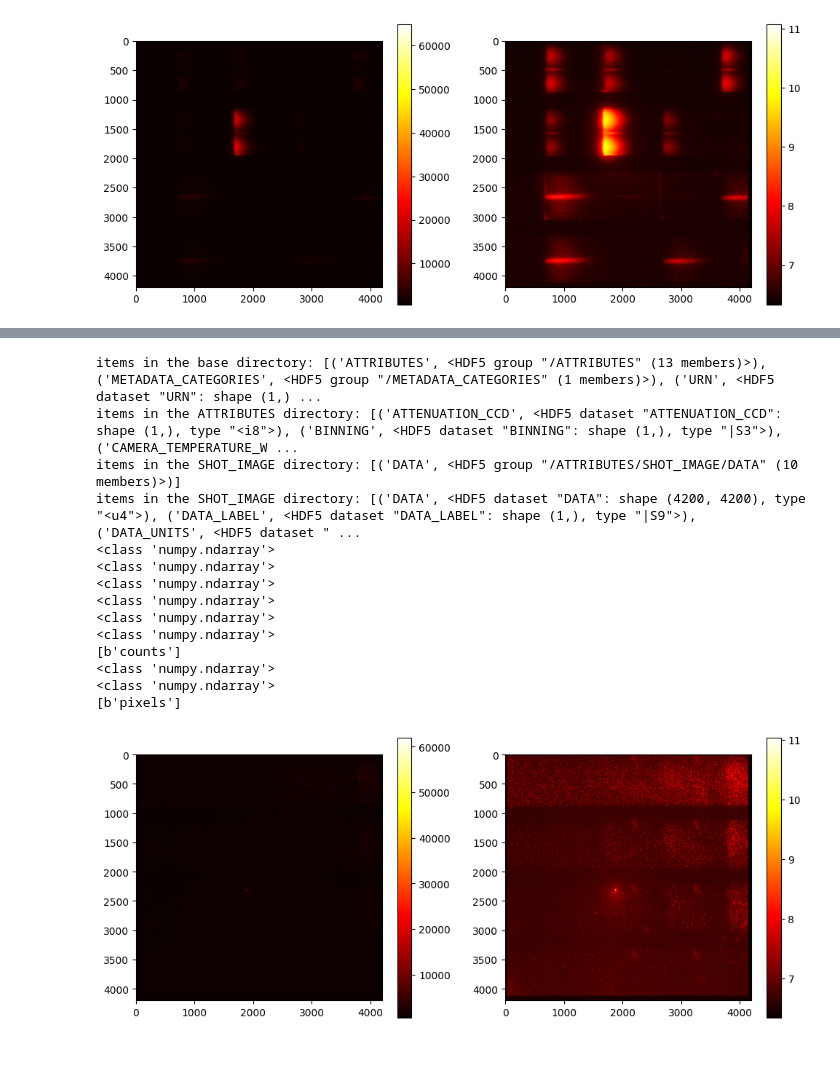
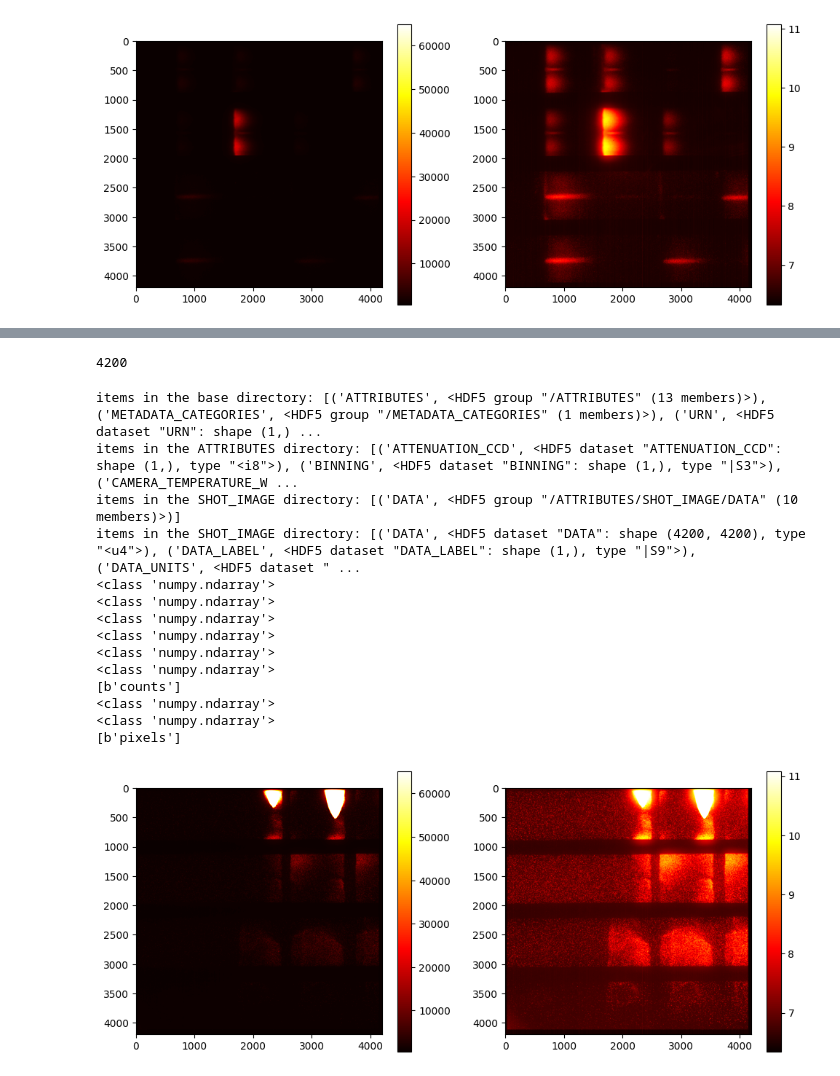
Before and after one commit to Schaeffer-Lab/Dec-2024-Shock-Data, a Jupyter notebook: h5_img_reader.ipynb, the cells around one changed output, grey strips where cells are left out. Cells and saved outputs as stored; diff of their text form; code cells hidden in the pictures.

```diff
--- a/h5_img_reader.ipynb
+++ b/h5_img_reader.ipynb
@@ -162,9 +335,14 @@ items in the SHOT_IMAGE directory: [('DATA', <HDF5 dataset "DATA": shape (4200,
+# %%
+import numpy as np
+np.shape(shot_data)[1]
+# %% [output]
+4200
 # %%
 import h5py
 import numpy as np
 import cv2
 
-with h5py.File('TD_TC090-078_GXD_CAMERA-01-DB_SHOT_RAW-DIAGNOSTIC-IMAGE_N241229-001-999.h5', "r") as f:
+with h5py.File('TD_TC090-078_GXD_CAMERA-01-DB_SHOT_RAW-DIAGNOSTIC-IMAGE_N241228-001-999.h5', "r") as f:
 
     base_items = list(f.items())
     print('items in the base directory:', base_items)
@@ -230,34 +408,34 @@ with h5py.File('TD_TC090-078_GXD_CAMERA-01-DB_SHOT_RAW-DIAGNOSTIC-IMAGE_N241229-
     #shot_data = 0.33*shot_data
 
     #im1 = axs[0].imshow(im_plot, cmap='hot', origin='lower', vmin=0, vmax=80000)
     im1 = axs[0].imshow(shot_data, cmap='hot')
     axs[0].set_xlabel('')
     axs[0].set_ylabel('')
     axs[0].set_title('')
     plt.colorbar(im1, ax=axs[0], label='')
 
     #im2 = axs[1].imshow(np.log(im_plot), cmap='hot', origin='lower', vmin=6, vmax=12)
     im2 = axs[1].imshow(np.log(shot_data), cmap='hot')
     axs[1].set_xlabel('')
     axs[1].set_ylabel('')
     axs[1].set_title('')
     plt.colorbar(im2, ax=axs[1], label='')
 # %% [output]
 items in the base directory: [('ATTRIBUTES', <HDF5 group "/ATTRIBUTES" (13 members)>), ('METADATA_CATEGORIES', <HDF5 group "/METADATA_CATEGORIES" (1 members)>), ('URN', <HDF5 dataset "URN": shape (1,) ...
 items in the ATTRIBUTES directory: [('ATTENUATION_CCD', <HDF5 dataset "ATTENUATION_CCD": shape (1,), type "<i8">), ('BINNING', <HDF5 dataset "BINNING": shape (1,), type "|S3">), ('CAMERA_TEMPERATURE_W ...
 items in the SHOT_IMAGE directory: [('DATA', <HDF5 group "/ATTRIBUTES/SHOT_IMAGE/DATA" (10 members)>)]
 items in the SHOT_IMAGE directory: [('DATA', <HDF5 dataset "DATA": shape (4200, 4200), type "<u4">), ('DATA_LABEL', <HDF5 dataset "DATA_LABEL": shape (1,), type "|S9">), ('DATA_UNITS', <HDF5 dataset " ...
 <class 'numpy.ndarray'>
 <class 'numpy.ndarray'>
 <class 'numpy.ndarray'>
 <class 'numpy.ndarray'>
 <class 'numpy.ndarray'>
 <class 'numpy.ndarray'>
 [b'counts']
 <class 'numpy.ndarray'>
 <class 'numpy.ndarray'>
 [b'pixels']
-[figure, old version]
+[figure, new version]
 # %%
 import h5py
 import numpy as np
```
Also changed, not shown: parts of 8 cells of this notebook, 35 other files.
